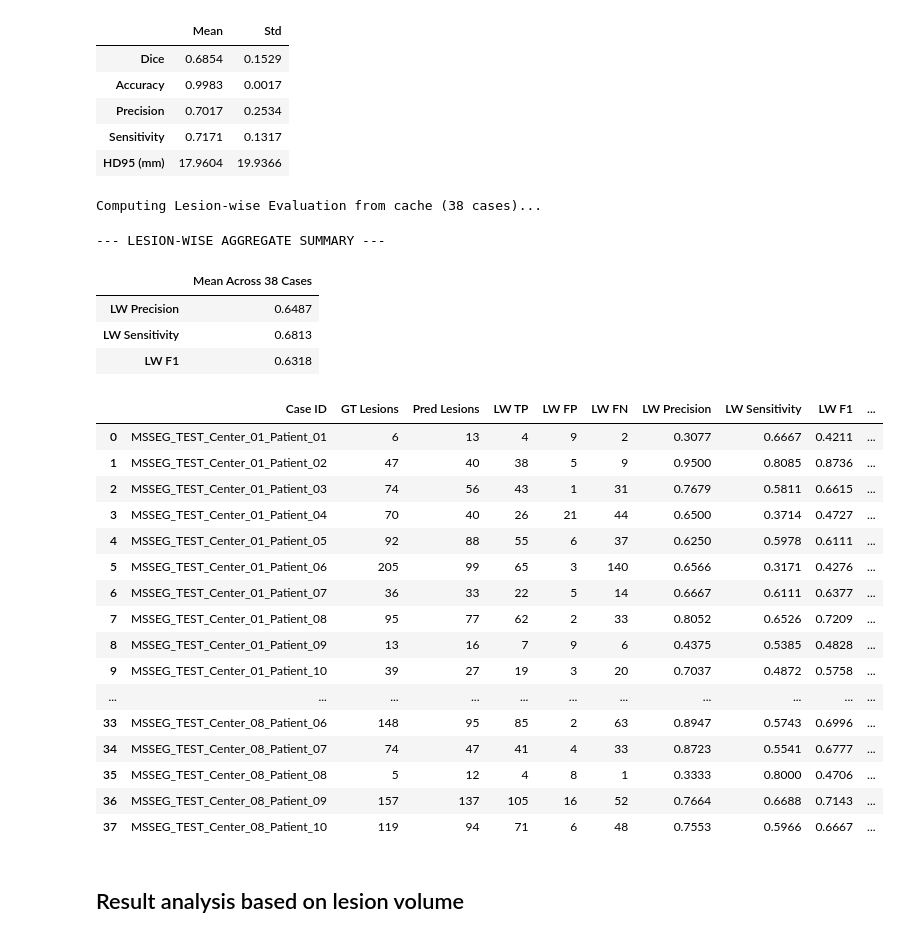
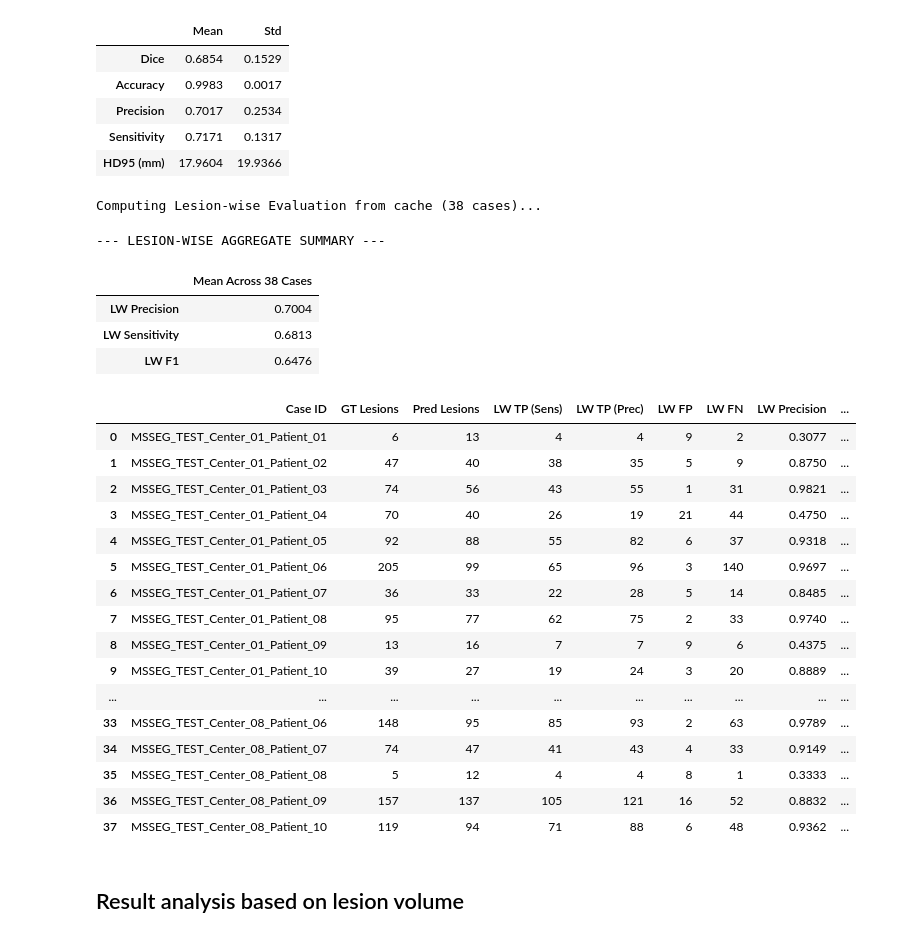
Before and after one commit to aligreo/TriEncoder-Unet-Project, a Jupyter notebook: msseg_preprocessing_archeticture_final_experiment_official_split.ipynb, the cells around one changed output. Drawn from its saved outputs; the diff is of its cells as text; code cells hidden in the pictures.

Commit message:
final verion .. lesion wise fixed

```diff
--- a/msseg_preprocessing_archeticture_final_experiment_official_split.ipynb
+++ b/msseg_preprocessing_archeticture_final_experiment_official_split.ipynb
@@ -903,75 +903,75 @@ for cache_path in tqdm(sorted(glob.glob(os.path.join(cache_dir, "case_*.pt"))),
     pred_labels, n_pred = label(preds)
 
     # 2. Match lesions
-    # Lesion-wise TP: A GT lesion is a TP if it overlaps with any prediction
-    lw_tp = 0
+    # Lesion-wise TP (Sens side): How many GT lesions were hit by predictions?
+    lw_tp_sens = 0
     for g in range(1, n_gt + 1):
         gt_mask = (gt_labels == g)
         if np.any(preds[gt_mask] > 0):
-            lw_tp += 1
+            lw_tp_sens += 1
 
-    # Lesion-wise FP: A Pred lesion is an FP if it doesn't overlap with any GT
-    lw_fp = 0
+    # Lesion-wise TP (Prec side): How many Pred lesions hit at least one GT?
+    lw_tp_prec = 0
     for p in range(1, n_pred + 1):
         pred_mask = (pred_labels == p)
-        if not np.any(labels[pred_mask] > 0):
-            lw_fp += 1
+        if np.any(labels[pred_mask] > 0):
+            lw_tp_prec += 1
 
     # 3. Calculate Derived Metrics
-    lw_fn = n_gt - lw_tp
+    lw_fn = n_gt - lw_tp_sens
+    lw_fp = n_pred - lw_tp_prec
 
-    precision = lw_tp / n_pred if n_pred > 0 else (1.0 if n_gt == 0 else 0.0)
-    sensitivity = lw_tp / n_gt if n_gt > 0 else (1.0 if n_pred == 0 else 0.0)
+    precision = lw_tp_prec / n_pred if n_pred > 0 else (1.0 if n_gt == 0 else 0.0)
+    sensitivity = lw_tp_sens / n_gt if n_gt > 0 else (1.0 if n_pred == 0 else 0.0)
     f1 = 2 * (precision * sensitivity) / (precision + sensitivity) if (precision + sensitivity) > 0 else 0.0
 
     lesion_results.append({
         "Case ID": case_id,
         "GT Lesions": n_gt,
         "Pred Lesions": n_pred,
-        "LW TP": lw_tp,
+        "LW TP (Sens)": lw_tp_sens,
+        "LW TP (Prec)": lw_tp_prec,
         "LW FP": lw_fp,
         "LW FN": lw_fn,
         "LW Precision": round(precision, 4),
         "LW Sensitivity": round(sensitivity, 4),
-        "LW F1": round(f1, 4),
-        "Missed Lesions (FN)": lw_fn,
-        "False-Pos Lesions (FP)": lw_fp
+        "LW F1": round(f1, 4)
     })
 
 # Create DataFrame
 df_lesion_wise = pd.DataFrame(lesion_results)
 
 # Display overall summary
 print("\n--- LESION-WISE AGGREGATE SUMMARY ---")
 summary_cols = ["LW Precision", "LW Sensitivity", "LW F1"]
 display(df_lesion_wise[summary_cols].mean().to_frame("Mean Across 38 Cases"))
 
 # Display full table
 display(df_lesion_wise)
 # %% [output]
 Computing Lesion-wise Evaluation from cache (38 cases)...
 --- LESION-WISE AGGREGATE SUMMARY ---
 |  | Mean Across 38 Cases |
-| LW Precision | 0.6487 |
+| LW Precision | 0.7004 |
 | LW Sensitivity | 0.6813 |
-| LW F1 | 0.6318 |
+| LW F1 | 0.6476 |
-|  | Case ID | GT Lesions | Pred Lesions | LW TP | LW FP | LW FN | LW Precision | LW Sensitivity | LW F1 | ... |
-| 0 | MSSEG_TEST_Center_01_Patient_01 | 6 | 13 | 4 | 9 | 2 | 0.3077 | 0.6667 | 0.4211 | ... |
-| 1 | MSSEG_TEST_Center_01_Patient_02 | 47 | 40 | 38 | 5 | 9 | 0.9500 | 0.8085 | 0.8736 | ... |
-| 2 | MSSEG_TEST_Center_01_Patient_03 | 74 | 56 | 43 | 1 | 31 | 0.7679 | 0.5811 | 0.6615 | ... |
-| 3 | MSSEG_TEST_Center_01_Patient_04 | 70 | 40 | 26 | 21 | 44 | 0.6500 | 0.3714 | 0.4727 | ... |
-| 4 | MSSEG_TEST_Center_01_Patient_05 | 92 | 88 | 55 | 6 | 37 | 0.6250 | 0.5978 | 0.6111 | ... |
-| 5 | MSSEG_TEST_Center_01_Patient_06 | 205 | 99 | 65 | 3 | 140 | 0.6566 | 0.3171 | 0.4276 | ... |
-| 6 | MSSEG_TEST_Center_01_Patient_07 | 36 | 33 | 22 | 5 | 14 | 0.6667 | 0.6111 | 0.6377 | ... |
-| 7 | MSSEG_TEST_Center_01_Patient_08 | 95 | 77 | 62 | 2 | 33 | 0.8052 | 0.6526 | 0.7209 | ... |
-| 8 | MSSEG_TEST_Center_01_Patient_09 | 13 | 16 | 7 | 9 | 6 | 0.4375 | 0.5385 | 0.4828 | ... |
-| 9 | MSSEG_TEST_Center_01_Patient_10 | 39 | 27 | 19 | 3 | 20 | 0.7037 | 0.4872 | 0.5758 | ... |
-| ... | ... | ... | ... | ... | ... | ... | ... | ... | ... | ... |
-| 33 | MSSEG_TEST_Center_08_Patient_06 | 148 | 95 | 85 | 2 | 63 | 0.8947 | 0.5743 | 0.6996 | ... |
-| 34 | MSSEG_TEST_Center_08_Patient_07 | 74 | 47 | 41 | 4 | 33 | 0.8723 | 0.5541 | 0.6777 | ... |
-| 35 | MSSEG_TEST_Center_08_Patient_08 | 5 | 12 | 4 | 8 | 1 | 0.3333 | 0.8000 | 0.4706 | ... |
-| 36 | MSSEG_TEST_Center_08_Patient_09 | 157 | 137 | 105 | 16 | 52 | 0.7664 | 0.6688 | 0.7143 | ... |
-| 37 | MSSEG_TEST_Center_08_Patient_10 | 119 | 94 | 71 | 6 | 48 | 0.7553 | 0.5966 | 0.6667 | ... |
+|  | Case ID | GT Lesions | Pred Lesions | LW TP (Sens) | LW TP (Prec) | LW FP | LW FN | LW Precision | ... |
+| 0 | MSSEG_TEST_Center_01_Patient_01 | 6 | 13 | 4 | 4 | 9 | 2 | 0.3077 | ... |
+| 1 | MSSEG_TEST_Center_01_Patient_02 | 47 | 40 | 38 | 35 | 5 | 9 | 0.8750 | ... |
+| 2 | MSSEG_TEST_Center_01_Patient_03 | 74 | 56 | 43 | 55 | 1 | 31 | 0.9821 | ... |
+| 3 | MSSEG_TEST_Center_01_Patient_04 | 70 | 40 | 26 | 19 | 21 | 44 | 0.4750 | ... |
+| 4 | MSSEG_TEST_Center_01_Patient_05 | 92 | 88 | 55 | 82 | 6 | 37 | 0.9318 | ... |
+| 5 | MSSEG_TEST_Center_01_Patient_06 | 205 | 99 | 65 | 96 | 3 | 140 | 0.9697 | ... |
+| 6 | MSSEG_TEST_Center_01_Patient_07 | 36 | 33 | 22 | 28 | 5 | 14 | 0.8485 | ... |
+| 7 | MSSEG_TEST_Center_01_Patient_08 | 95 | 77 | 62 | 75 | 2 | 33 | 0.9740 | ... |
+| 8 | MSSEG_TEST_Center_01_Patient_09 | 13 | 16 | 7 | 7 | 9 | 6 | 0.4375 | ... |
+| 9 | MSSEG_TEST_Center_01_Patient_10 | 39 | 27 | 19 | 24 | 3 | 20 | 0.8889 | ... |
+| ... | ... | ... | ... | ... | ... | ... | ... | ... | ... |
+| 33 | MSSEG_TEST_Center_08_Patient_06 | 148 | 95 | 85 | 93 | 2 | 63 | 0.9789 | ... |
+| 34 | MSSEG_TEST_Center_08_Patient_07 | 74 | 47 | 41 | 43 | 4 | 33 | 0.9149 | ... |
+| 35 | MSSEG_TEST_Center_08_Patient_08 | 5 | 12 | 4 | 4 | 8 | 1 | 0.3333 | ... |
+| 36 | MSSEG_TEST_Center_08_Patient_09 | 157 | 137 | 105 | 121 | 16 | 52 | 0.8832 | ... |
+| 37 | MSSEG_TEST_Center_08_Patient_10 | 119 | 94 | 71 | 88 | 6 | 48 | 0.9362 | ... |
 # %% [markdown]
 ## Result analysis based on lesion volume
 # %%
```
